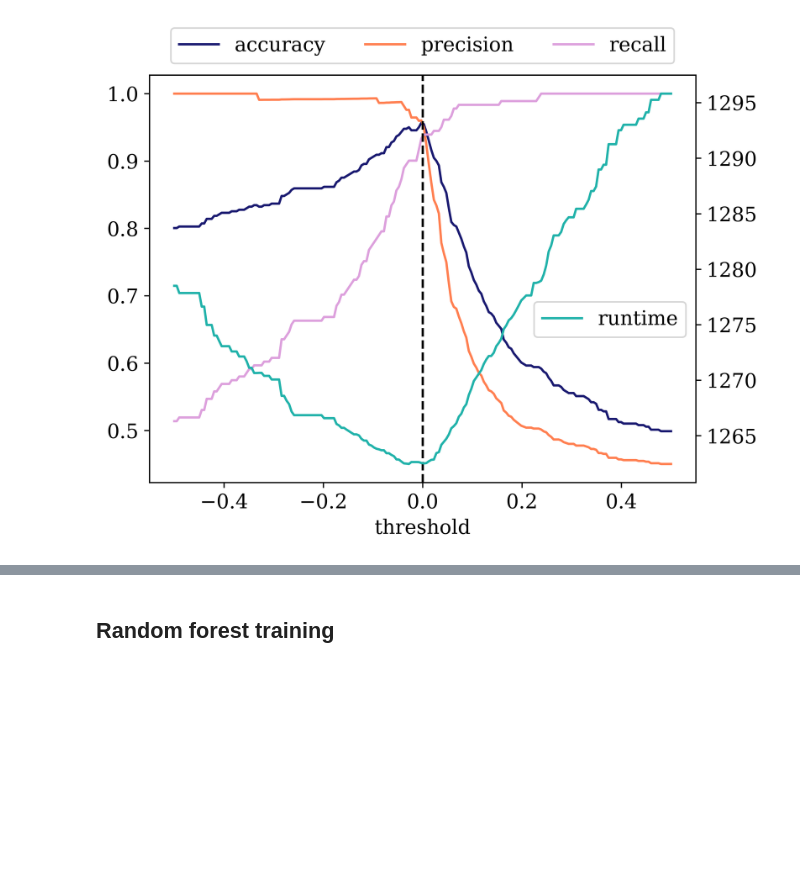
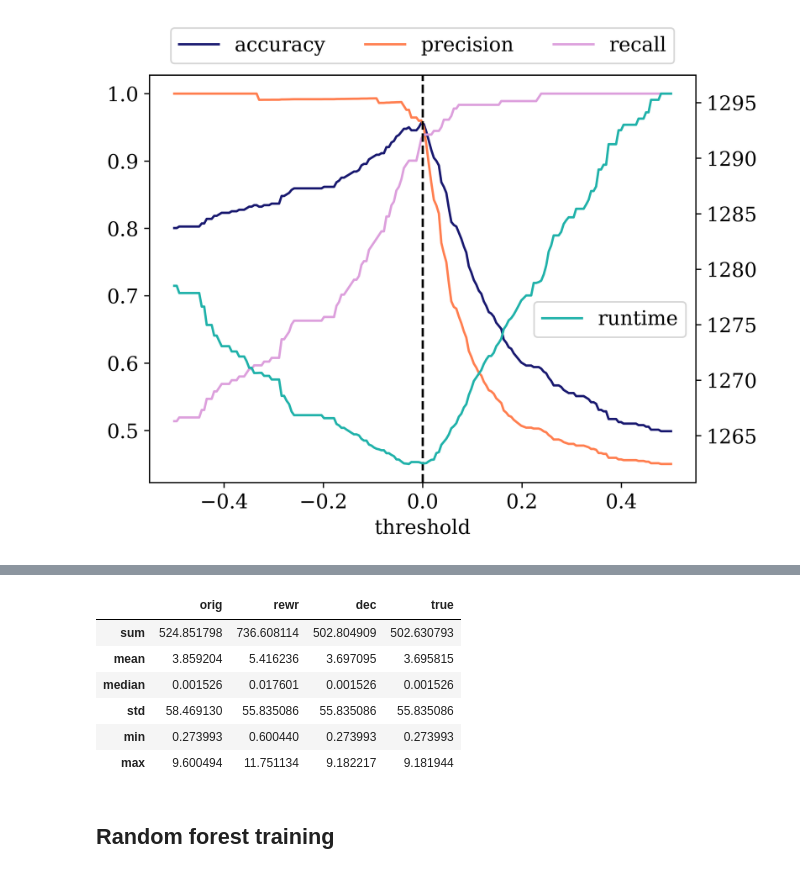
Before and after one commit to dbai-tuw/yannakakis-rewriting, a Jupyter notebook: benchmark_data/benchmark/train_all_models.ipynb, the cells around one changed output, grey strips where cells are left out. Saved outputs shown, nothing was run; the diff lists cells and outputs as text; code cells hidden in the pictures; blank space fills up the shorter version.

```diff
--- a/benchmark_data/benchmark/train_all_models.ipynb
+++ b/benchmark_data/benchmark/train_all_models.ipynb
@@ -662,0 +684,2 @@ np.linspace(y1_pred_regr.min(), y1_pred_regr.max(), 20)
+# %%
+test_set_enum = test_set.loc[test_set["0ma"] == 0]
@@ -663,3 +761,22 @@ np.linspace(y1_pred_regr.min(), y1_pred_regr.max(), 20)
+# %%
+summary_data = get_summary(test_set_enum)
+
+# Create a DataFrame using the summary data
+summary_table = pd.DataFrame(
+    summary_data,
+    index=["sum", "mean","median", "std", "min", "max"]
+)
+
+# Display the table
+summary_table
+# %% [output]
+|  | orig | rewr | dec | true |
+| sum | 524.851798 | 736.608114 | 502.804909 | 502.630793 |
+| mean | 3.859204 | 5.416236 | 3.697095 | 3.695815 |
+| median | 0.001526 | 0.017601 | 0.001526 | 0.001526 |
+| std | 58.469130 | 55.835086 | 55.835086 | 55.835086 |
+| min | 0.273993 | 0.600440 | 0.273993 | 0.273993 |
+| max | 9.600494 | 11.751134 | 9.182217 | 9.181944 |
 # %% [markdown]
 ## Random forest training
 # %%
```
Also changed, not shown: parts of 18 cells of this notebook.
